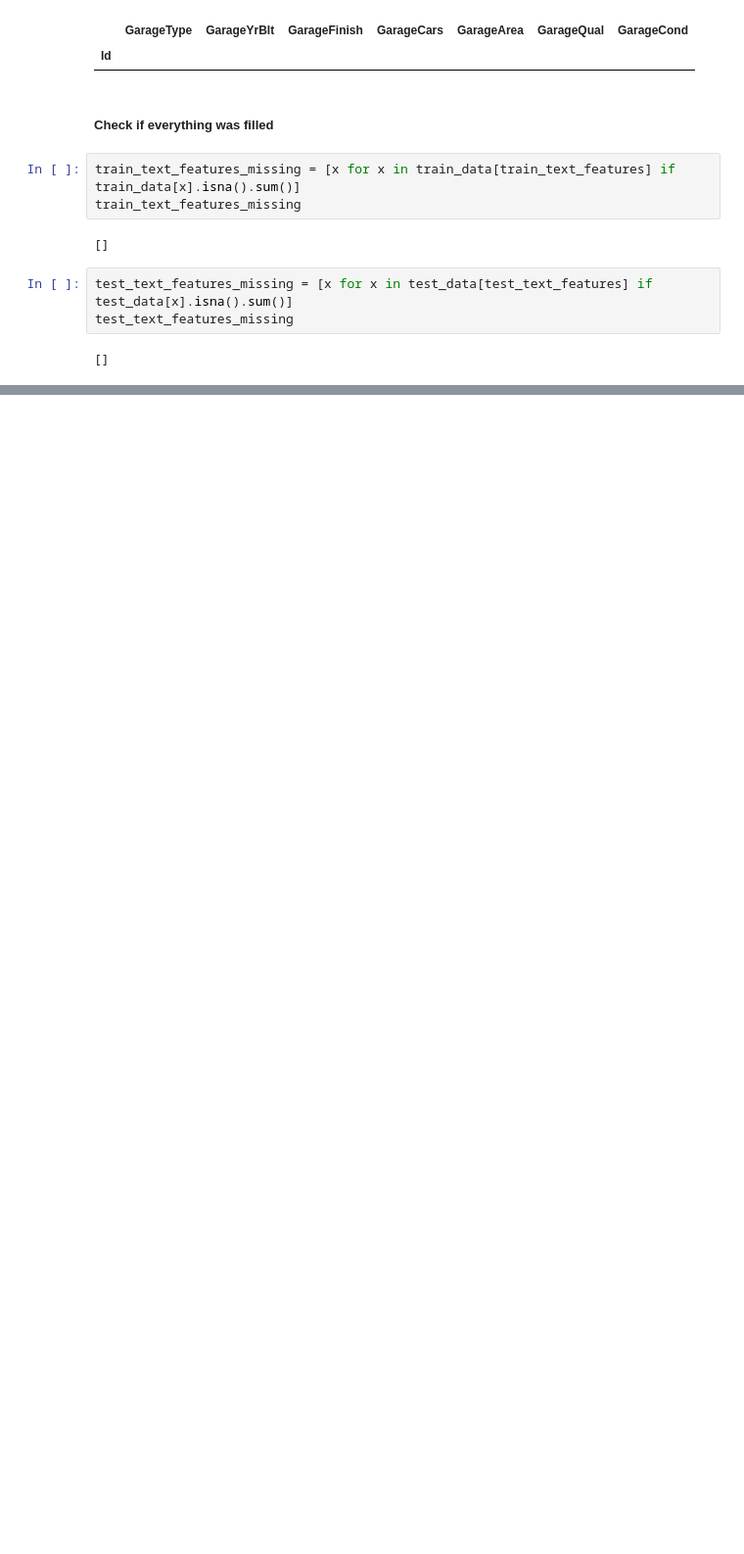
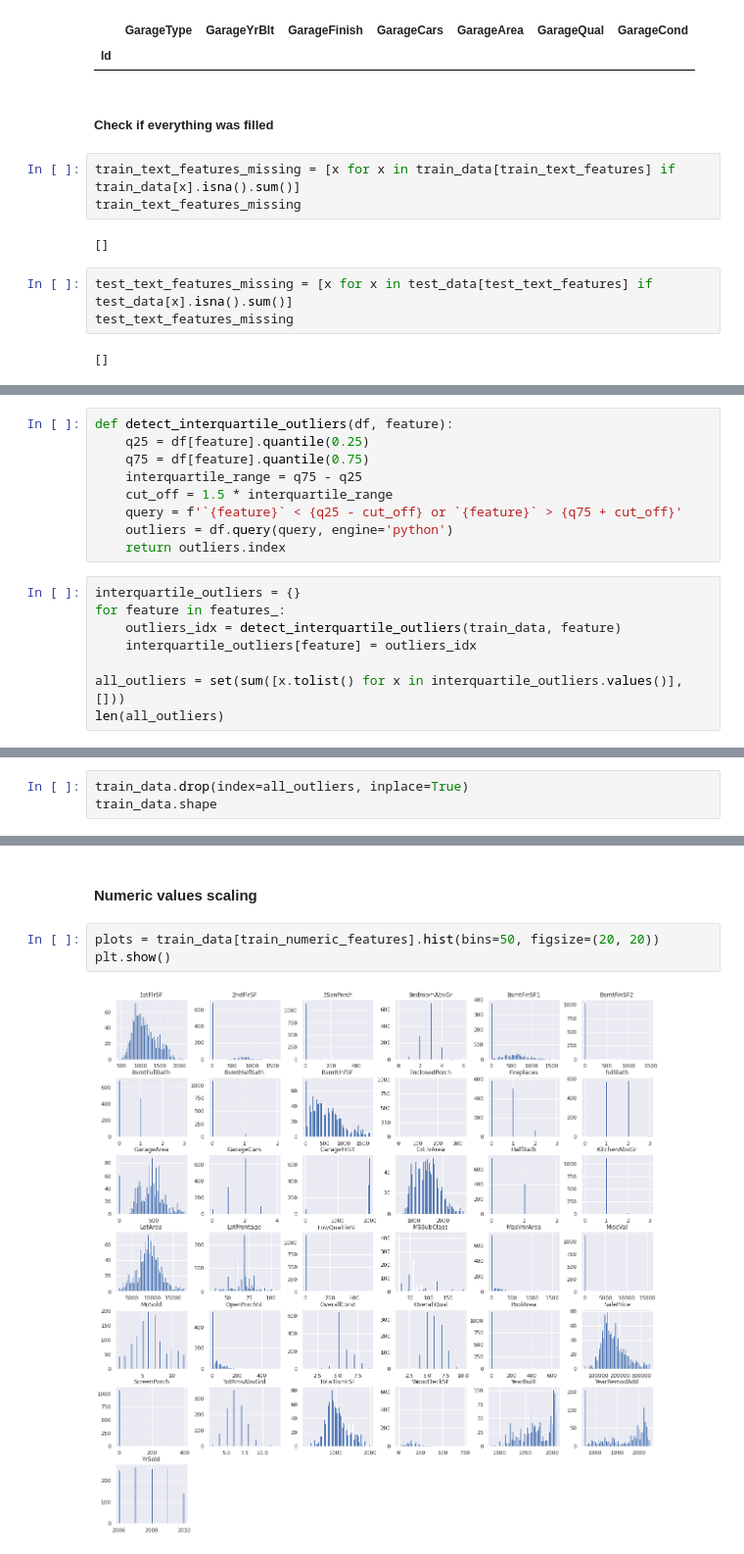
Before and after one commit to mzignis/advance_house_pricing, a Jupyter notebook: preprocessing_data.ipynb, the cells around one changed output, grey strips where cells are left out. Shown at 98% size. Drawn from its saved outputs; the diff is of its cells as text; blank space fills up the shorter version.

```diff
--- a/preprocessing_data.ipynb
+++ b/preprocessing_data.ipynb
@@ -598,0 +632,17 @@ test_text_features_missing
+# %%
+def detect_interquartile_outliers(df, feature):
+    q25 = df[feature].quantile(0.25)
+    q75 = df[feature].quantile(0.75)
+    interquartile_range = q75 - q25
+    cut_off = 1.5 * interquartile_range
+    query = f'`{feature}` < {q25 - cut_off} or `{feature}` > {q75 + cut_off}'
+    outliers = df.query(query, engine='python')
+    return outliers.index
+# %%
+interquartile_outliers = {}
+for feature in features_:
+    outliers_idx = detect_interquartile_outliers(train_data, feature)
+    interquartile_outliers[feature] = outliers_idx
+
+all_outliers = set(sum([x.tolist() for x in interquartile_outliers.values()], []))
+len(all_outliers)
@@ -598,0 +651,3 @@ test_text_features_missing
+# %%
+train_data.drop(index=all_outliers, inplace=True)
+train_data.shape
@@ -598,0 +658,7 @@ test_text_features_missing
+# %% [markdown]
+#### Numeric values scaling
+# %%
+plots = train_data[train_numeric_features].hist(bins=50, figsize=(20, 20))
+plt.show()
+# %% [output]
+[figure, added]
```
Also changed, not shown: parts of 37 cells of this notebook.
